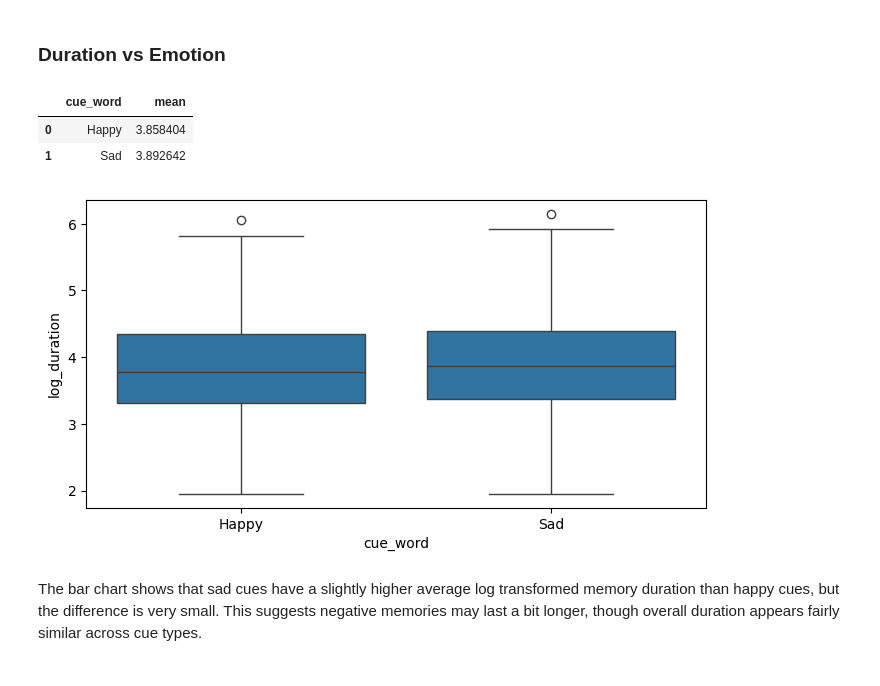
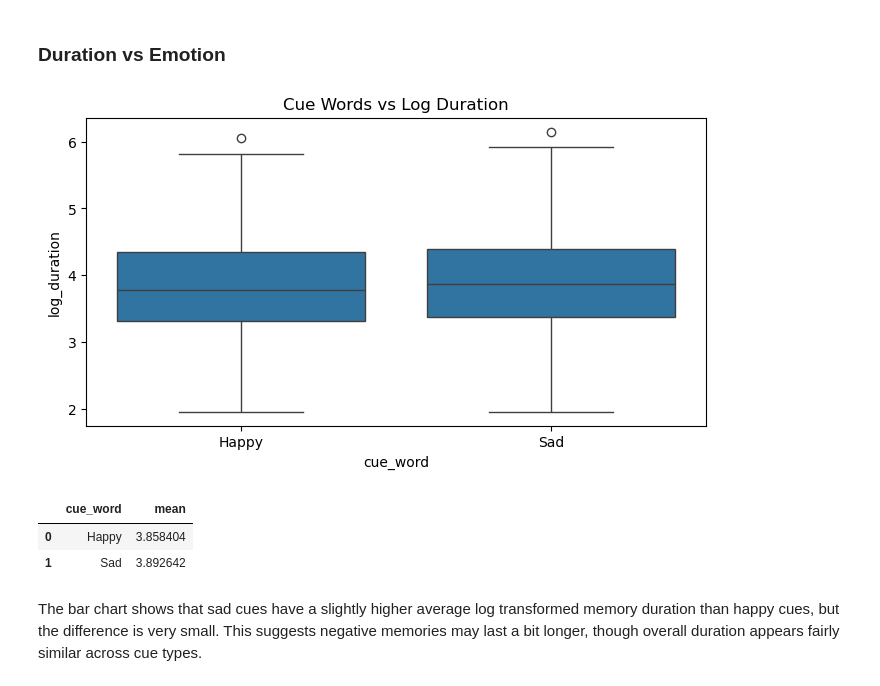
Before and after one commit to emw017/Group125_WI26, a Jupyter notebook: 03-FinalProject.ipynb, the cells around one changed output. Cells and saved outputs as stored; diff of their text form; code cells hidden in the pictures.

```diff
--- a/03-FinalProject.ipynb
+++ b/03-FinalProject.ipynb
@@ -221,20 +244,22 @@ The histogram is strongly right skewed, with most emotional memory durations fal
 # %%
 # Since the distribution of the duration was skewed, we will log as an attempt to normalize
 emotions_df['log_duration'] = np.log1p(emotions_df['emotional_memory_duration'])
 # We will store this in another column within our dataset
 plt.figure(figsize=(8,4))
 plot_emotions = sns.boxplot(data= emotions_df, y= 'log_duration', x= 'cue_word')
-
+plt.title('Cue Words vs Log Duration')
+plt.xlabel('cue_word')
+plt.show()
 average_duration = emotions_df.groupby('cue_word')['log_duration'].mean().reset_index(name='mean')
 # The log transformation lessens the skewness and becomes more symmetrical, making the mean as a form of central tendency more appropriate
 average_duration
 
 #This shows the average log duration of emotional memories for each cue word
 # %% [output]
+[figure, new version]
 |  | cue_word | mean |
 | 0 | Happy | 3.858404 |
 | 1 | Sad | 3.892642 |
-[figure, old version]
 # %% [markdown]
 The bar chart shows that sad cues have a slightly higher average log transformed memory duration than happy cues, but the difference is very small. This suggests negative memories may last a bit longer, though overall duration appears fairly similar across cue types.
 # %% [markdown]
```
Also changed, not shown: parts of 8 cells of this notebook.
